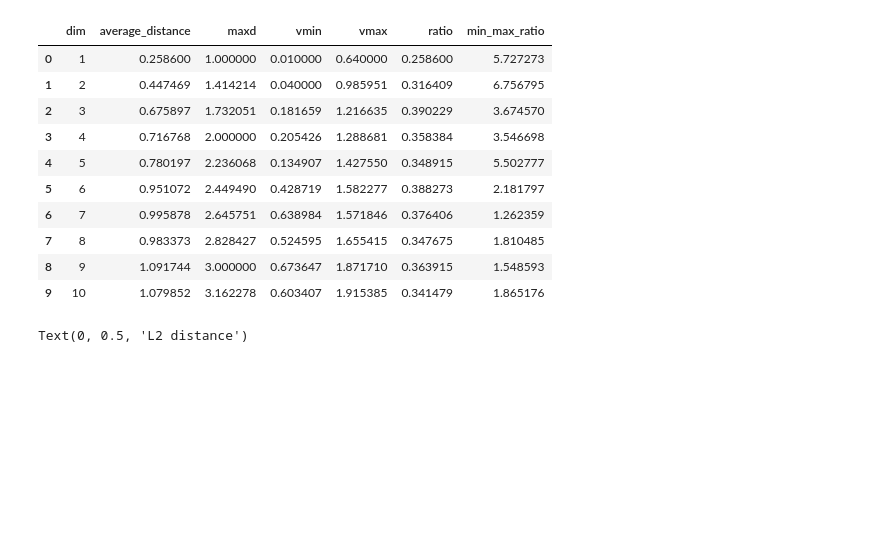
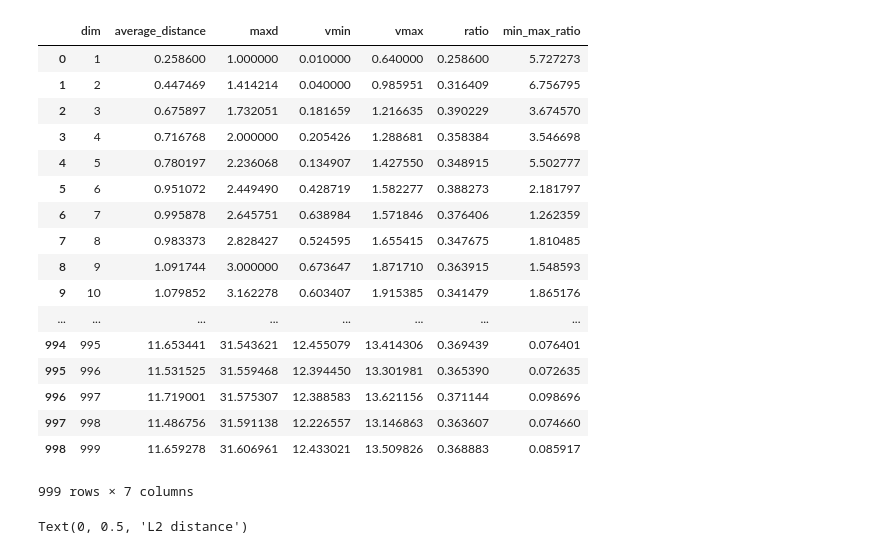
Before and after one commit to sparktsao/VerifyCurseofDim, a Jupyter notebook: R20200620_VerifyCurseofDim.ipynb, the cells around one changed output. Drawn from its saved outputs; the diff is of its cells as text; code cells hidden in the pictures; blank space fills up the shorter version.

```diff
--- a/R20200620_VerifyCurseofDim.ipynb
+++ b/R20200620_VerifyCurseofDim.ipynb
@@ -39,19 +39,26 @@ for dim1 in range(1,1000):
 
 results_df = pd.DataFrame(results,columns=["dim","average_distance","maxd","vmin","vmax"])
 # %%
-results_df[:10]
+results_df
 # %% [output]
 |  | dim | average_distance | maxd | vmin | vmax | ratio | min_max_ratio |
 | 0 | 1 | 0.258600 | 1.000000 | 0.010000 | 0.640000 | 0.258600 | 5.727273 |
 | 1 | 2 | 0.447469 | 1.414214 | 0.040000 | 0.985951 | 0.316409 | 6.756795 |
 | 2 | 3 | 0.675897 | 1.732051 | 0.181659 | 1.216635 | 0.390229 | 3.674570 |
 | 3 | 4 | 0.716768 | 2.000000 | 0.205426 | 1.288681 | 0.358384 | 3.546698 |
 | 4 | 5 | 0.780197 | 2.236068 | 0.134907 | 1.427550 | 0.348915 | 5.502777 |
 | 5 | 6 | 0.951072 | 2.449490 | 0.428719 | 1.582277 | 0.388273 | 2.181797 |
 | 6 | 7 | 0.995878 | 2.645751 | 0.638984 | 1.571846 | 0.376406 | 1.262359 |
 | 7 | 8 | 0.983373 | 2.828427 | 0.524595 | 1.655415 | 0.347675 | 1.810485 |
 | 8 | 9 | 1.091744 | 3.000000 | 0.673647 | 1.871710 | 0.363915 | 1.548593 |
 | 9 | 10 | 1.079852 | 3.162278 | 0.603407 | 1.915385 | 0.341479 | 1.865176 |
+| ... | ... | ... | ... | ... | ... | ... | ... |
+| 994 | 995 | 11.653441 | 31.543621 | 12.455079 | 13.414306 | 0.369439 | 0.076401 |
+| 995 | 996 | 11.531525 | 31.559468 | 12.394450 | 13.301981 | 0.365390 | 0.072635 |
+| 996 | 997 | 11.719001 | 31.575307 | 12.388583 | 13.621156 | 0.371144 | 0.098696 |
+| 997 | 998 | 11.486756 | 31.591138 | 12.226557 | 13.146863 | 0.363607 | 0.074660 |
+| 998 | 999 | 11.659278 | 31.606961 | 12.433021 | 13.509826 | 0.368883 | 0.085917 |
+999 rows × 7 columns
 # %%
 %matplotlib inline
 ax1 = results_df.set_index("dim").plot(figsize=(20,5))
```
Also changed, not shown: parts of 1 cell of this notebook.
